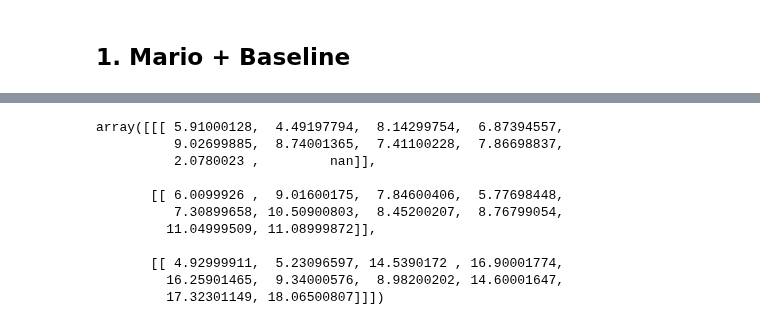
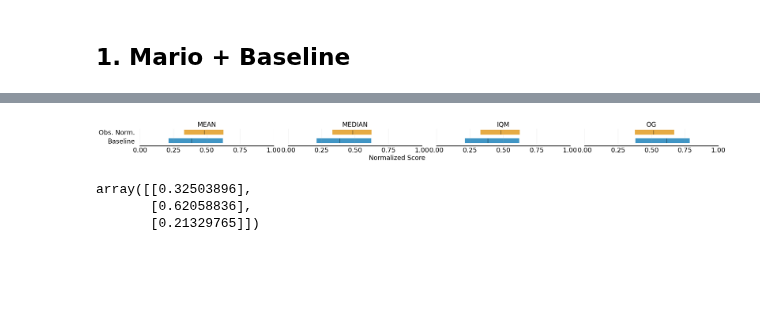
Before and after one commit to RLE-Foundation/rllte, a Jupyter notebook: experimental/figure.ipynb, the cells around one changed output, grey strips where cells are left out. Saved outputs shown, nothing was run; the diff lists cells and outputs as text; code cells hidden in the pictures; blank space fills up the shorter version.

```diff
--- a/experimental/figure.ipynb
+++ b/experimental/figure.ipynb
@@ -49,0 +128,33 @@ for algo in algos:
+# %%
+algo = "ICM"
+num_last_episodes = 30
+max_episode_return = 35
+root = "/Users/yuanmingqi/Downloads/rlexplore/mario/"
+types = ['Baseline', 'Obs. Norm.']
+colors = sns.color_palette("husl", len(types))
+all_data = {type: [] for type in types}
+
+for type in types:
+    for dir in os.listdir(root + type.lower()):
+        if algo.lower() in dir:
+            file = f"{root}/{type.lower()}/{dir}/"
+            print(file)
+            file = file + '/' + difflib.get_close_matches("2024-", os.listdir(file), 1, 0.1)[0] + '/train.log'
+            data = pd.read_csv(file)['episode_reward']
+            data = data[-num_last_episodes:]
+            all_data[type].append(data)
+
+    all_data[type] = np.array(all_data[type]).mean(axis=1, keepdims=True) / max_episode_return
+
+aggregate_performance_dict = {
+    "MEAN": {},
+    "MEDIAN": {},
+    "IQM": {},
+    "OG": {}
+}
+for type in all_data.keys():
+    perf = Performance(scores=all_data[type], get_ci=True)
+    aggregate_performance_dict['MEAN'][type] = perf.aggregate_mean()
+    aggregate_performance_dict['MEDIAN'][type] = perf.aggregate_median()
+    aggregate_performance_dict['IQM'][type] = perf.aggregate_iqm()
+    aggregate_performance_dict['OG'][type] = perf.aggregate_og()
@@ -50,14 +168,17 @@ for algo in algos:
+# %%
+fig, axes = plot_interval_estimates(aggregate_performance_dict,
+                                    metric_names=['MEAN', 'MEDIAN', 'IQM', 'OG'],
+                                    algorithms=['Baseline', 'Obs. Norm.'],
+                                    xlabel="Normalized Score",
+                                    subfigure_width=6,
+                                     xlabel_y_coordinate=-0.7)
+for ax in axes:
+    ax.set_xlim([0, 1])
+# %% [output]
+[figure, added]
 # %%
-all_data['ICM']
+all_data['Baseline']
 # %% [output]
-array([[[ 5.91000128,  4.49197794,  8.14299754,  6.87394557,
-          9.02699885,  8.74001365,  7.41100228,  7.86698837,
-          2.0780023 ,         nan]],
-
-       [[ 6.0099926 ,  9.01600175,  7.84600406,  5.77698448,
-          7.30899658, 10.50900803,  8.45200207,  8.76799054,
-         11.04999509, 11.08999872]],
-
-       [[ 4.92999911,  5.23096597, 14.5390172 , 16.90001774,
-         16.25901465,  9.34000576,  8.98200202, 14.60001647,
-         17.32301149, 18.06500807]]])
+array([[0.32503896],
+       [0.62058836],
+       [0.21329765]])
```
Also changed, not shown: parts of 9 cells of this notebook.
